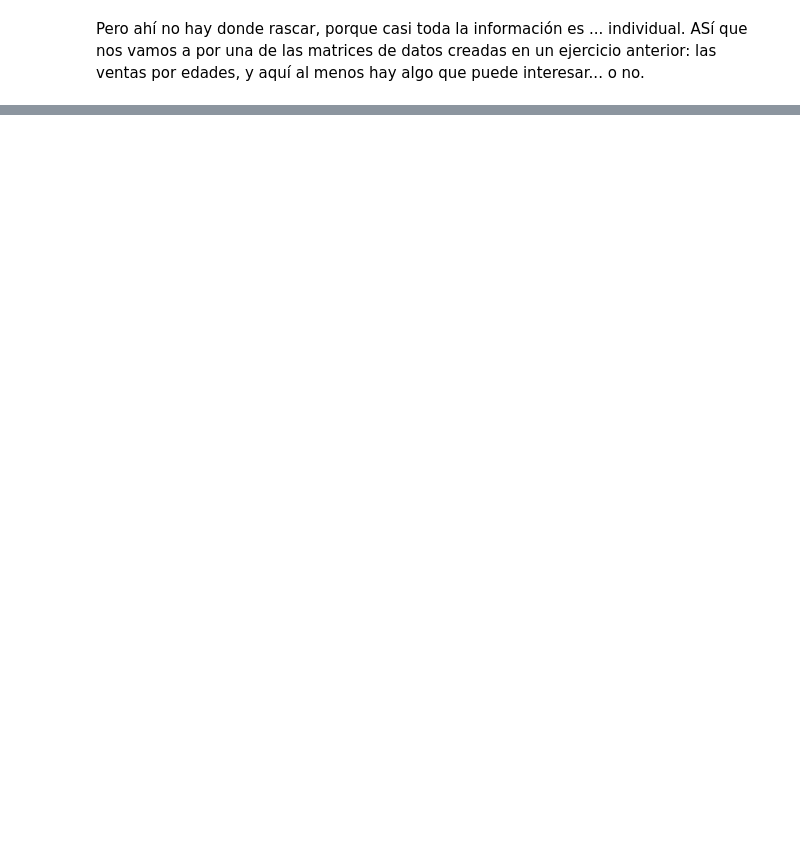
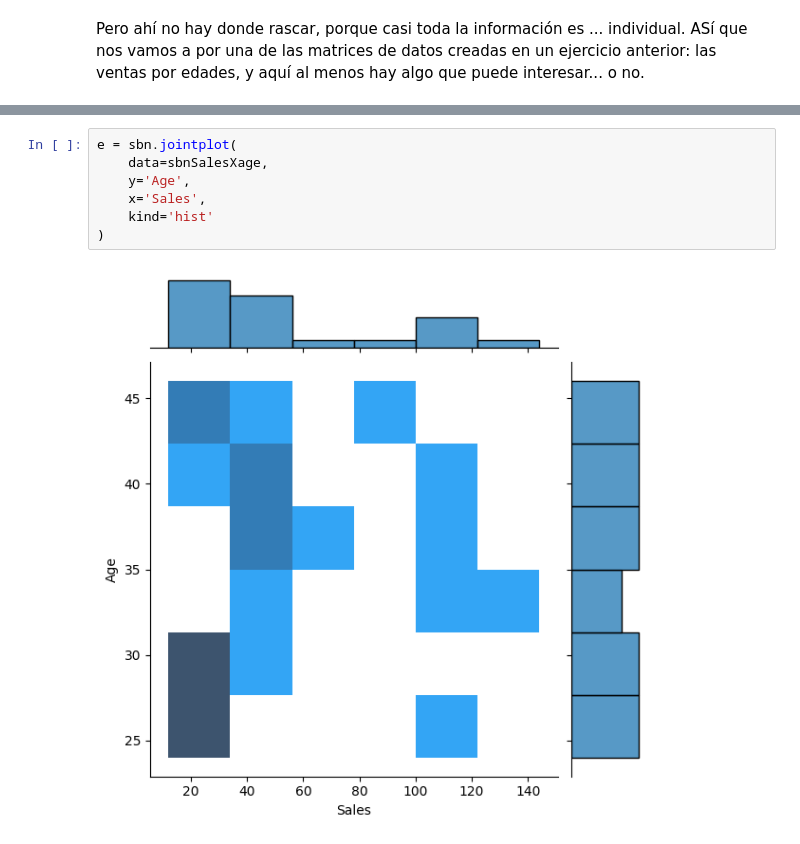
Before and after one commit to mlopezgva/it-academy-mlg, a Jupyter notebook: SPRINT8/Sprint_8.01.ipynb, the cells around one changed output, grey strips where cells are left out. Saved outputs shown, nothing was run; the diff lists cells and outputs as text; blank space fills up the shorter version.

```diff
--- a/SPRINT8/Sprint_8.01.ipynb
+++ b/SPRINT8/Sprint_8.01.ipynb
@@ -610,0 +508,9 @@ memory usage: 68.9+ KB
+# %%
+e = sbn.jointplot(
+    data=sbnSalesXage,
+    y='Age',
+    x='Sales',
+    kind='hist'
+)
+# %% [output]
+[figure, added]
```
Also changed, not shown: parts of 17 cells of this notebook, 12 other files.
